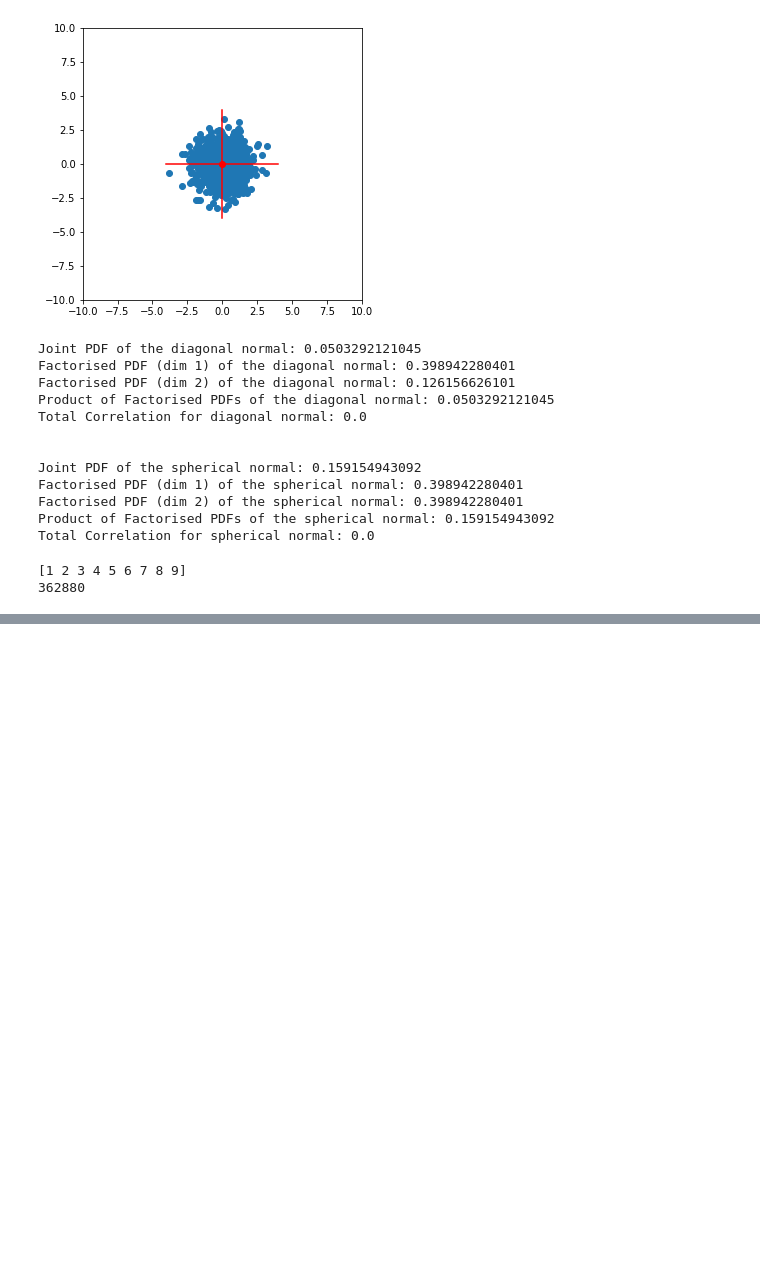
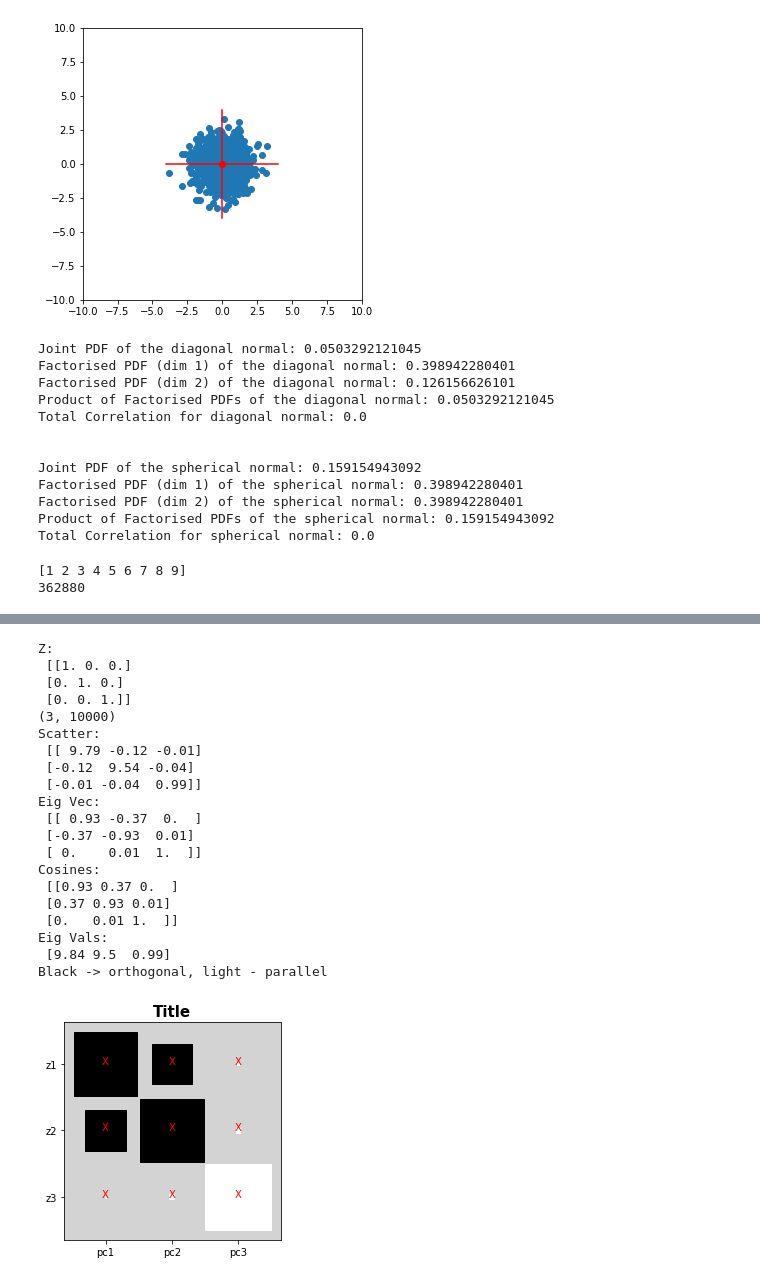
Before and after one commit to yordanh/interp_latent_spaces, a Jupyter notebook: ipython_notebooks/TC Experiments.ipynb, the cells around one changed output, grey strips where cells are left out. Saved outputs shown, nothing was run; the diff lists cells and outputs as text; code cells hidden in the pictures; blank space fills up the shorter version.

```diff
--- a/ipython_notebooks/TC Experiments.ipynb
+++ b/ipython_notebooks/TC Experiments.ipynb
@@ -190,0 +378,36 @@ Total Correlation for spherical normal: 0.0
+# %%
+# W = np.random.choice(100,16).reshape(4,4)
+# showHintonPlot(W)
+
+principal = np.identity(3)
+print("Z:\n {0}".format(principal))
+
+mean_diag = np.array([0, 0, 0])
+cov_diag = np.array([[10, 0, 0], [0, 10, 0], [0, 0, 1]])
+x,y,z = mnorm(mean_diag, cov_diag, 10000).T
+
+data = np.array([x,y,z])
+print(data.shape)
+axes_alignment(data, principal)
+# %% [output]
+Z:
+ [[1. 0. 0.]
+ [0. 1. 0.]
+ [0. 0. 1.]]
+(3, 10000)
+Scatter:
+ [[ 9.79 -0.12 -0.01]
+ [-0.12  9.54 -0.04]
+ [-0.01 -0.04  0.99]]
+Eig Vec:
+ [[ 0.93 -0.37  0.  ]
+ [-0.37 -0.93  0.01]
+ [ 0.    0.01  1.  ]]
+Cosines:
+ [[0.93 0.37 0.  ]
+ [0.37 0.93 0.01]
+ [0.   0.01 1.  ]]
+Eig Vals:
+ [9.84 9.5  0.99]
+Black -> orthogonal, light - parallel
+[figure, added]
```
Also changed, not shown: parts of 14 cells of this notebook.
